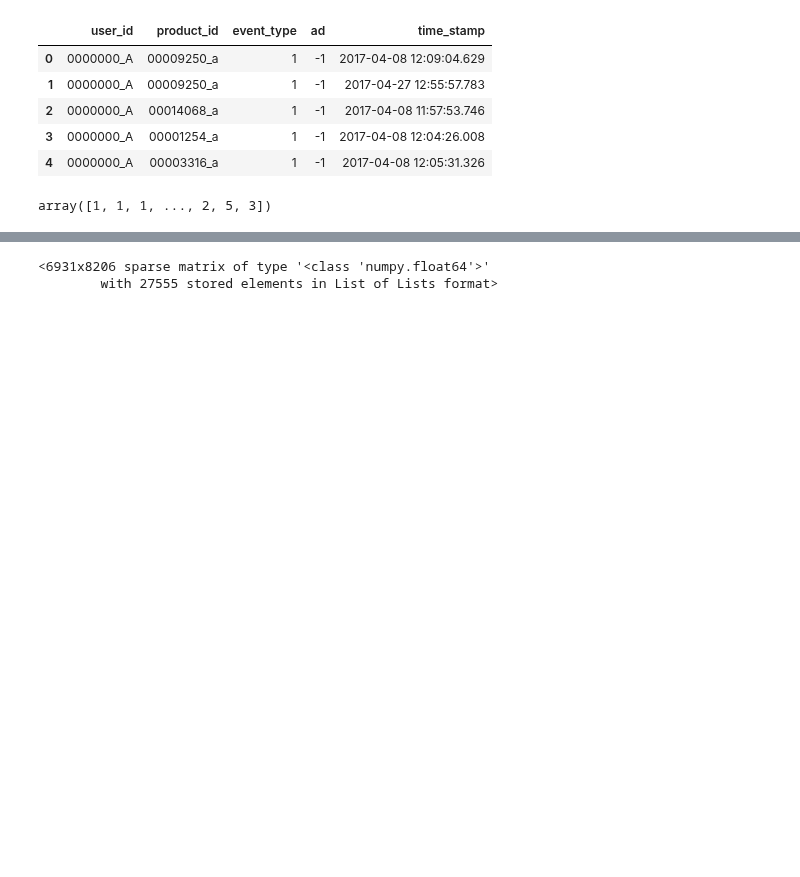
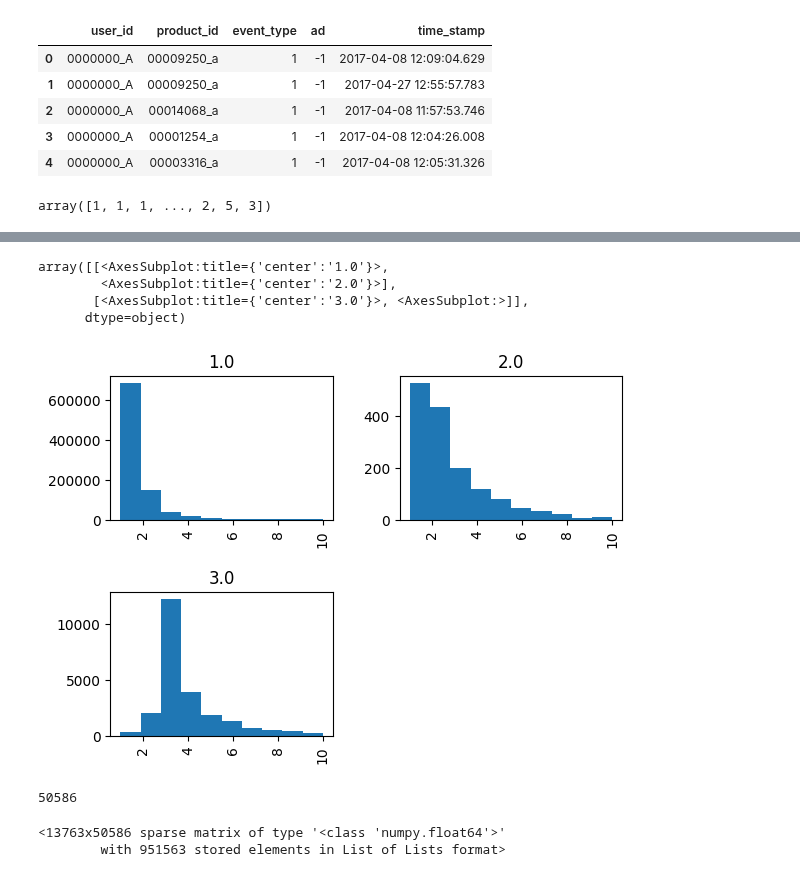
Before and after one commit to tatsuki1107/opt-recommend, a Jupyter notebook: IMF.ipynb, the cells around one changed output, grey strips where cells are left out. Drawn from its saved outputs; the diff is of its cells as text; code cells hidden in the pictures; blank space fills up the shorter version.

```diff
--- a/IMF.ipynb
+++ b/IMF.ipynb
@@ -69 +52,10 @@ filtered_train_df.groupby("event_type").agg({"action_count": "mean"})
+# %%
+# ヒストグラム
+filtered_train_df.hist(by="event_type", column="action_count", range=(1, 10))
+# %% [output]
+array([[<AxesSubplot:title={'center':'1.0'}>,
+        <AxesSubplot:title={'center':'2.0'}>],
+       [<AxesSubplot:title={'center':'3.0'}>, <AxesSubplot:>]],
+      dtype=object)
+[figure, added]
 # %%
@@ -72,15 +64,19 @@ unique_product_ids = sorted(train_high_event.product_id.unique())
 user_id2index = dict(zip(unique_user_ids, range(len(unique_user_ids))))
 product_id2index = dict(zip(unique_product_ids, range(len(unique_product_ids))))
+# %%
+len(unique_user_ids)
+# %% [output]
+50586
 # %%
 from scipy.sparse import lil_matrix
 alpha = 1.0
 
 matrix = lil_matrix((len(unique_product_ids), len(unique_user_ids)))
-for i, row in train_high_event.iterrows():
+for i, row in filtered_train_df.iterrows():
     user_index = user_id2index[row["user_id"]]
     product_index = product_id2index[row["product_id"]]
-    matrix[product_index, user_index] = row["event_type"]*alpha
+    matrix[product_index, user_index] = row["action_count"]*alpha
 matrix
 # %% [output]
-<6931x8206 sparse matrix of type '<class 'numpy.float64'>'
-        with 27555 stored elements in List of Lists format>
+<13763x50586 sparse matrix of type '<class 'numpy.float64'>'
+        with 951563 stored elements in List of Lists format>
```
Also changed, not shown: parts of 10 cells of this notebook.
